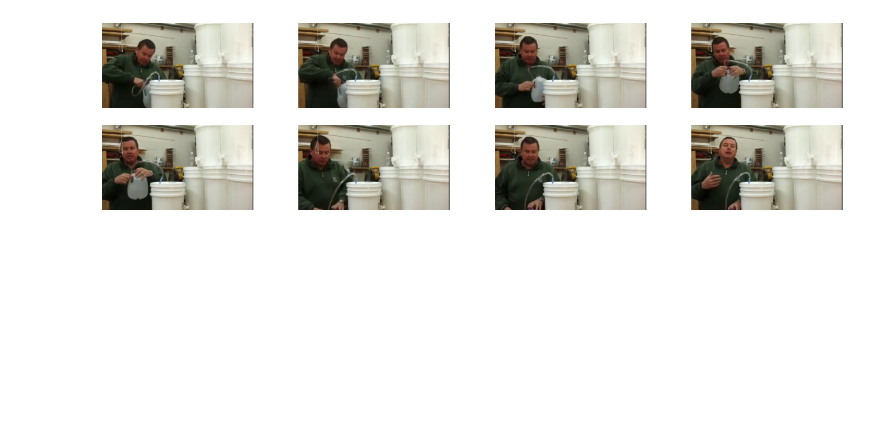
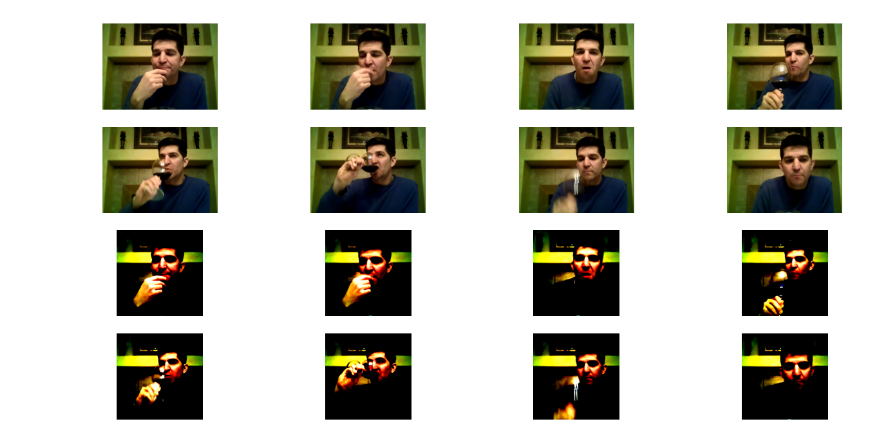
Before and after one commit to Neleac/SpaceTimeGPT, a Jupyter notebook: data_vis.ipynb, the cells around one changed output. Drawn from its saved outputs; the diff is of its cells as text; code cells hidden in the pictures; blank space fills up the shorter version.

```diff
--- a/data_vis.ipynb
+++ b/data_vis.ipynb
@@ -43,0 +11,4 @@ Max:
+# %%
+image_processor = AutoImageProcessor.from_pretrained("MCG-NJU/videomae-base")
+tokenizer = AutoTokenizer.from_pretrained("gpt2")
+tokenizer.pad_token = tokenizer.eos_token
@@ -43,0 +17,5 @@ Max:
+# %%
+dataset = load_from_disk("dataset/preprocessed")
+dataset.set_format(type="numpy")
+data_train = dataset["train"]
+data_train
@@ -44,8 +61,10 @@ Max:
 # %%
+# visualize video frame sampling and image processing
+
 FRAMES_PER_VIDEO = 8
-rows = 2
-cols = FRAMES_PER_VIDEO // rows
-fig = plt.figure(figsize=(16, 4))
+rows = 4
+cols = 4
+fig = plt.figure(figsize=(16, 8))
 
 with open("dataset/vatex_train_captions.json") as file:
     data = json.load(file)
@@ -55,31 +74,64 @@ with open("dataset/vatex_train_captions.json") as file:
     video_id = item["videoID"]
     captions = item["enCap"]
 
-    print(video_id)
+    print("Video ID: %s" % video_id)
+    print("\nCaptions:")
     print(captions)
+
+    # longest caption
+    max_len = -np.inf
+    max_cap = None
+    for caption in captions:
+        length = len(caption.split(" "))
+        if length > max_len:
+            max_len = length
+            max_cap = caption
+    print("\nLongest Caption:")
+    print(max_cap)
 
     videos_path = "dataset/videos"
     video_path = os.path.join(videos_path, "%s.mp4" % video_id)
     if not os.path.isfile(video_path):
         video_path = os.path.join(videos_path, "%s.webm" % video_id)
+    video = cv2.VideoCapture(video_path)
 
-    reader = VideoReader(video_path)
-    duration = reader.get_metadata()["video"]["duration"][0]
-    step = duration / FRAMES_PER_VIDEO
+    # count number of frames
+    frame_count = 0
+    while True:
+        ret = video.grab()
+        if not ret:
+            break
+        frame_count += 1
+    video.set(cv2.CAP_PROP_POS_FRAMES, 0)
 
-    for i in range(FRAMES_PER_VIDEO):
-        # fixed intervals
-        timestamp = i * step
-        # sample intervals
-        #timestamp = random.uniform(i * step, (i + 1) * step)
+    # fixed frame sampling
+    indices = np.linspace(0, frame_count, num=FRAMES_PER_VIDEO, endpoint=False).astype(np.int64)
+    # random frame sampling
+    #indices = np.sort(np.random.uniform(low=0, high=frame_count, size=self.num_frames).astype(np.int64))
 
-        reader.seek(timestamp)
-        frame = next(reader)["data"].numpy()
+    # get frames
+    frames = []
+    frame_count, frame_idx = 0, 0
+    while frame_idx < len(indices):
+        if frame_count == indices[frame_idx]:
+            _, frame = video.read()
+            frame = cv2.cvtColor(frame, cv2.COLOR_BGR2RGB)
+            frames.append(frame)
+            frame_idx += 1
 
-        frame = frame.swapaxes(0, 1)
-        frame = frame.swapaxes(1, 2)
+            fig.add_subplot(rows, cols, frame_idx)
+            plt.imshow(frame)
+            plt.axis("off")
+        else:
+            video.grab()
+        frame_count += 1
+    video.release()
 
-        fig.add_subplot(rows, cols, i + 1)
+    # processed frames
+    pixel_values = image_processor(frames, return_tensors="np").pixel_values[0]
+    pixel_values = np.moveaxis(pixel_values, 1, 3)
+    for i, frame in enumerate(pixel_values):
+        fig.add_subplot(rows, cols, i + 8 + 1)
         plt.imshow(frame)
         plt.axis("off")
 # %% [output]
@@ -88 +153 @@ vVpsnAr40T0_000047_000057
-[figure, old version]
+[figure, new version]
```
Also changed, not shown: parts of 7 cells of this notebook, 3 other files.
